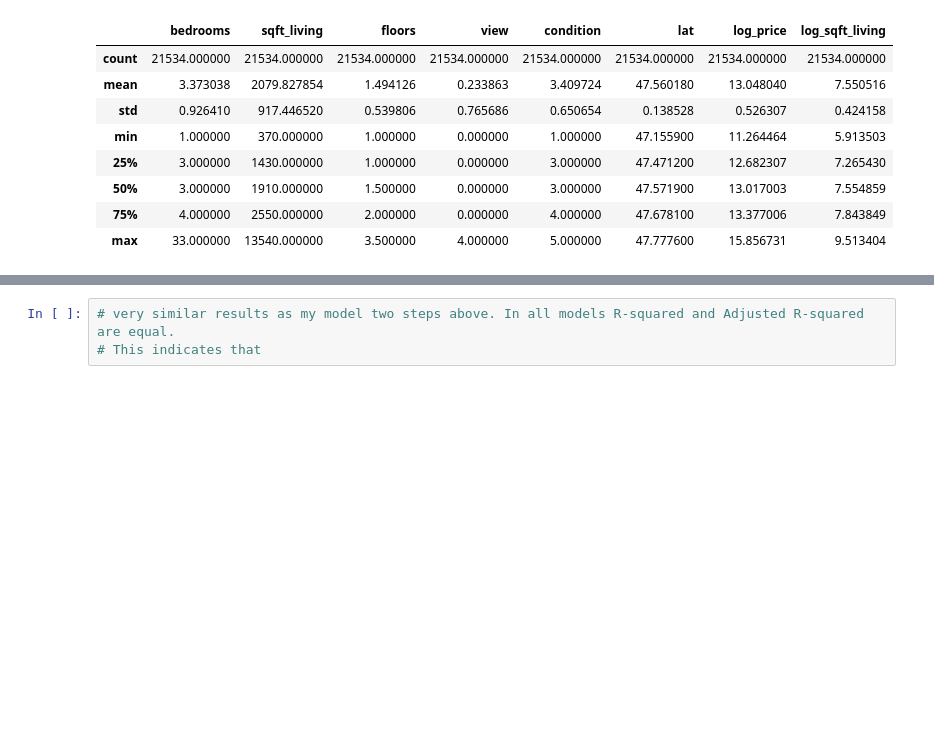
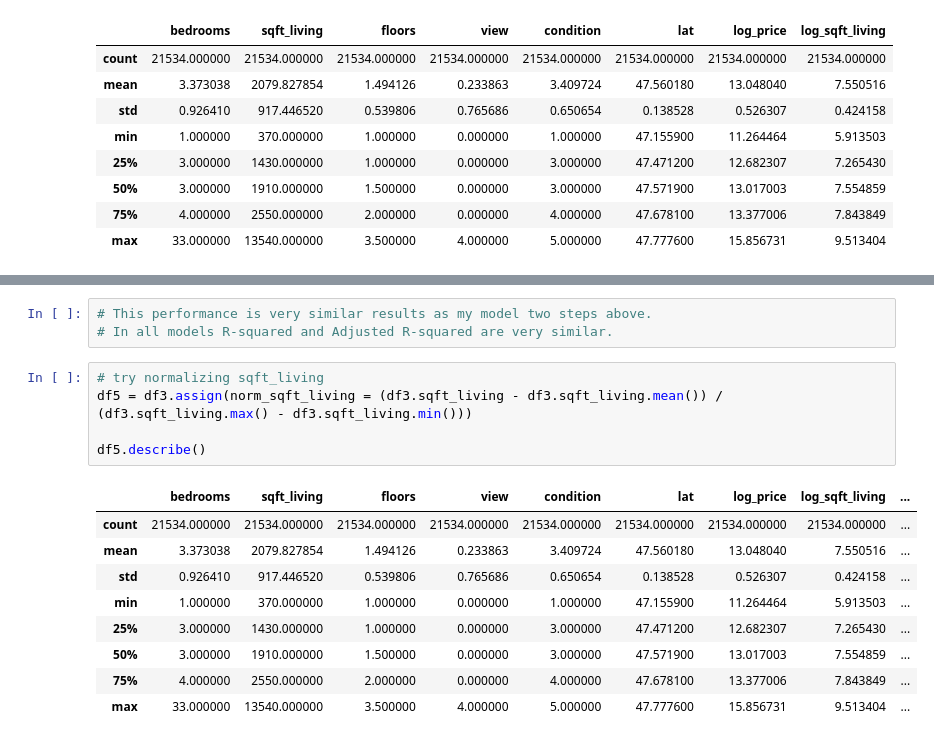
Before and after one commit to giorosati/dsc-1-final-project-online-ds-pt-100118, a Jupyter notebook: student_v2.ipynb, the cells around one changed output, grey strips where cells are left out. Drawn from its saved outputs; the diff is of its cells as text; blank space fills up the shorter version.

```diff
--- a/student_v2.ipynb
+++ b/student_v2.ipynb
@@ -1196,5 +1196,20 @@ Warnings:
 [2] The condition number is large, 1.64e+04. This might indicate that there are
 strong multicollinearity or other numerical problems.
 # %%
-# very similar results as my model two steps above. In all models R-squared and Adjusted R-squared are equal.
-# This indicates that
+# This performance is very similar results as my model two steps above.
+# In all models R-squared and Adjusted R-squared are very similar.
+# %%
+# try normalizing sqft_living
+df5 = df3.assign(norm_sqft_living = (df3.sqft_living - df3.sqft_living.mean()) / (df3.sqft_living.max() - df3.sqft_living.min()))
+
+df5.describe()
+# %% [output]
+|  | bedrooms | sqft_living | floors | view | condition | lat | log_price | log_sqft_living | ... |
+| count | 21534.000000 | 21534.000000 | 21534.000000 | 21534.000000 | 21534.000000 | 21534.000000 | 21534.000000 | 21534.000000 | ... |
+| mean | 3.373038 | 2079.827854 | 1.494126 | 0.233863 | 3.409724 | 47.560180 | 13.048040 | 7.550516 | ... |
+| std | 0.926410 | 917.446520 | 0.539806 | 0.765686 | 0.650654 | 0.138528 | 0.526307 | 0.424158 | ... |
+| min | 1.000000 | 370.000000 | 1.000000 | 0.000000 | 1.000000 | 47.155900 | 11.264464 | 5.913503 | ... |
+| 25% | 3.000000 | 1430.000000 | 1.000000 | 0.000000 | 3.000000 | 47.471200 | 12.682307 | 7.265430 | ... |
+| 50% | 3.000000 | 1910.000000 | 1.500000 | 0.000000 | 3.000000 | 47.571900 | 13.017003 | 7.554859 | ... |
+| 75% | 4.000000 | 2550.000000 | 2.000000 | 0.000000 | 4.000000 | 47.678100 | 13.377006 | 7.843849 | ... |
+| max | 33.000000 | 13540.000000 | 3.500000 | 4.000000 | 5.000000 | 47.777600 | 15.856731 | 9.513404 | ... |
```
Also changed, not shown: parts of 7 cells of this notebook.
